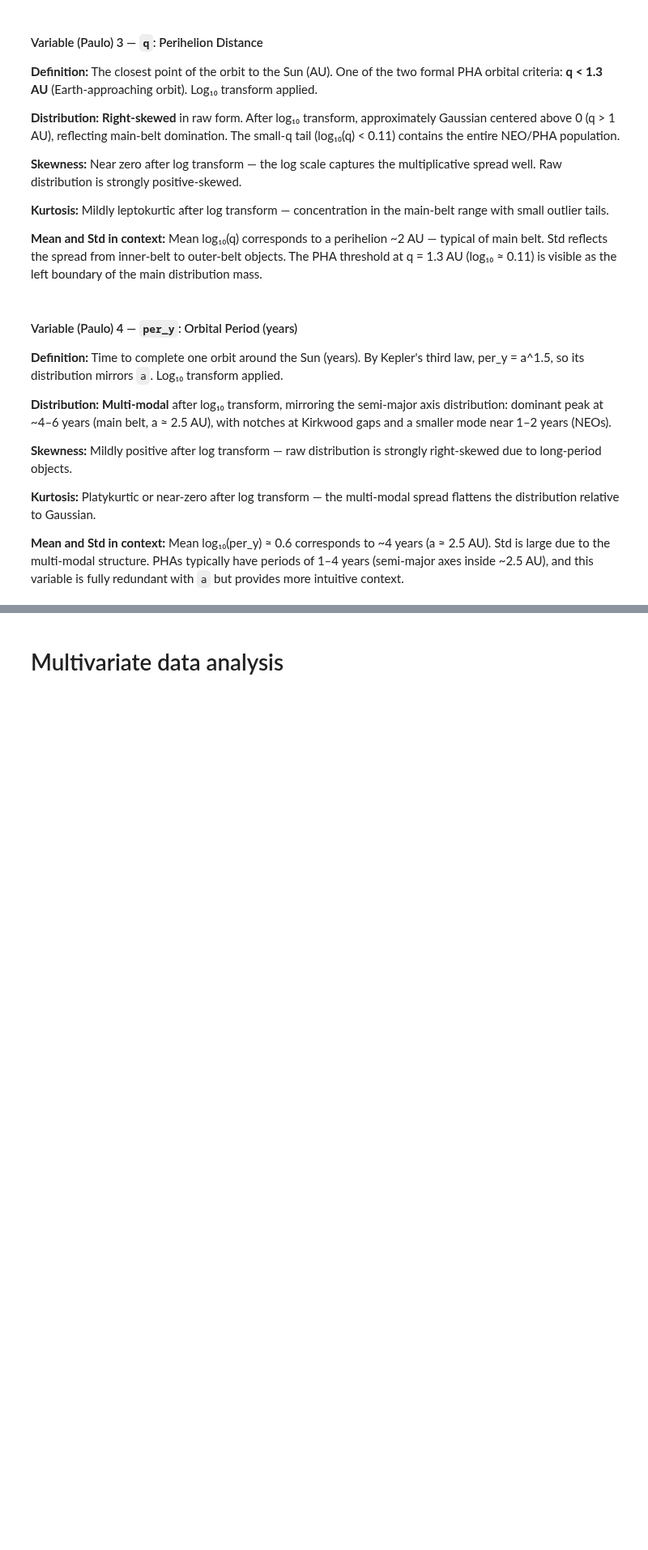
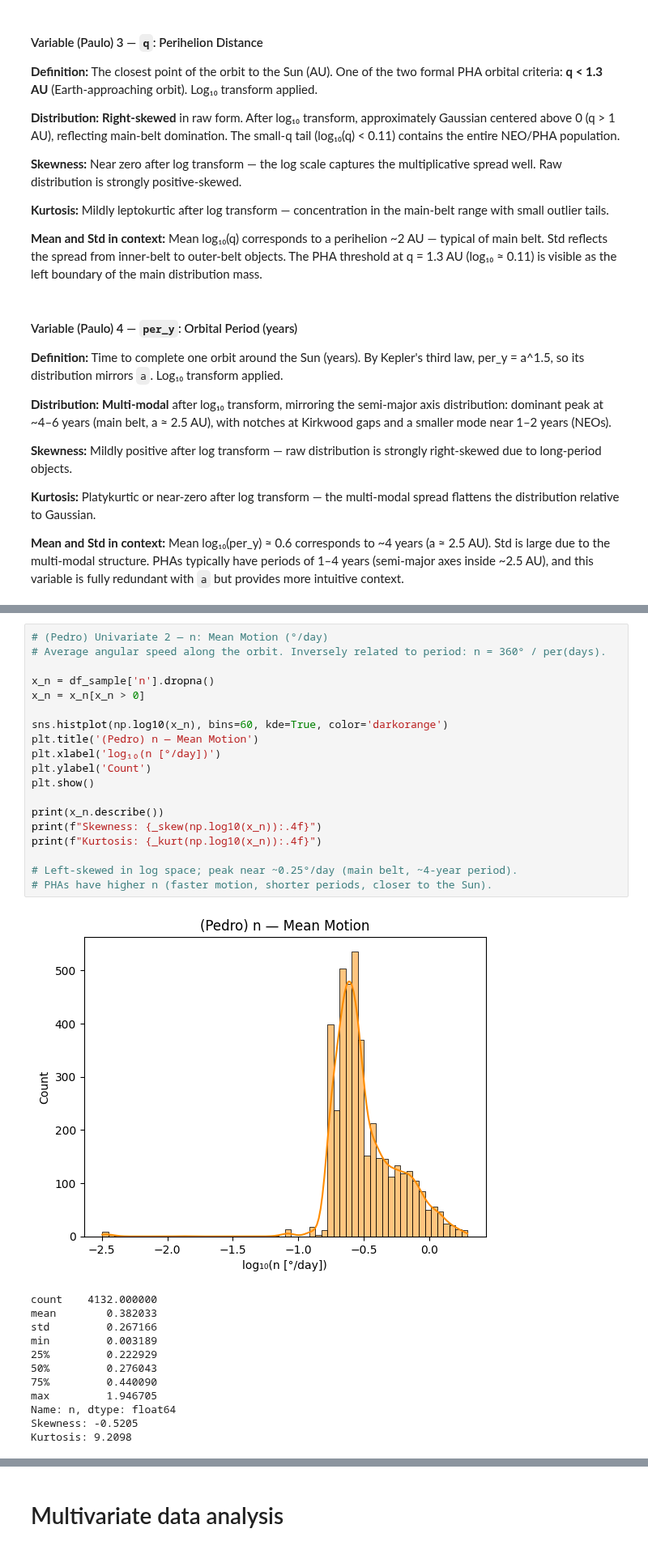
Before and after one commit to aland3r/asteroids, a Jupyter notebook: BCC_DS_TDEProject.ipynb, the cells around one changed output, grey strips where cells are left out. Shown at 81% size. Cells and saved outputs as stored; diff of their text form; blank space fills up the shorter version.

```diff
--- a/BCC_DS_TDEProject.ipynb
+++ b/BCC_DS_TDEProject.ipynb
@@ -439,0 +468,32 @@ log10(per_y)     log10        938,599     0.6406     0.1615     6.2353    83.583
+# %%
+# (Pedro) Univariate 2 — n: Mean Motion (°/day)
+# Average angular speed along the orbit. Inversely related to period: n = 360° / per(days).
+
+x_n = df_sample['n'].dropna()
+x_n = x_n[x_n > 0]
+
+sns.histplot(np.log10(x_n), bins=60, kde=True, color='darkorange')
+plt.title('(Pedro) n — Mean Motion')
+plt.xlabel('log₁₀(n [°/day])')
+plt.ylabel('Count')
+plt.show()
+
+print(x_n.describe())
+print(f"Skewness: {_skew(np.log10(x_n)):.4f}")
+print(f"Kurtosis: {_kurt(np.log10(x_n)):.4f}")
+
+# Left-skewed in log space; peak near ~0.25°/day (main belt, ~4-year period).
+# PHAs have higher n (faster motion, shorter periods, closer to the Sun).
+# %% [output]
+[figure, added]
+count    4132.000000
+mean        0.382033
+std         0.267166
+min         0.003189
+25%         0.222929
+50%         0.276043
+75%         0.440090
+max         1.946705
+Name: n, dtype: float64
+Skewness: -0.5205
+Kurtosis: 9.2098
```
Also changed, not shown: parts of 10 cells of this notebook.
